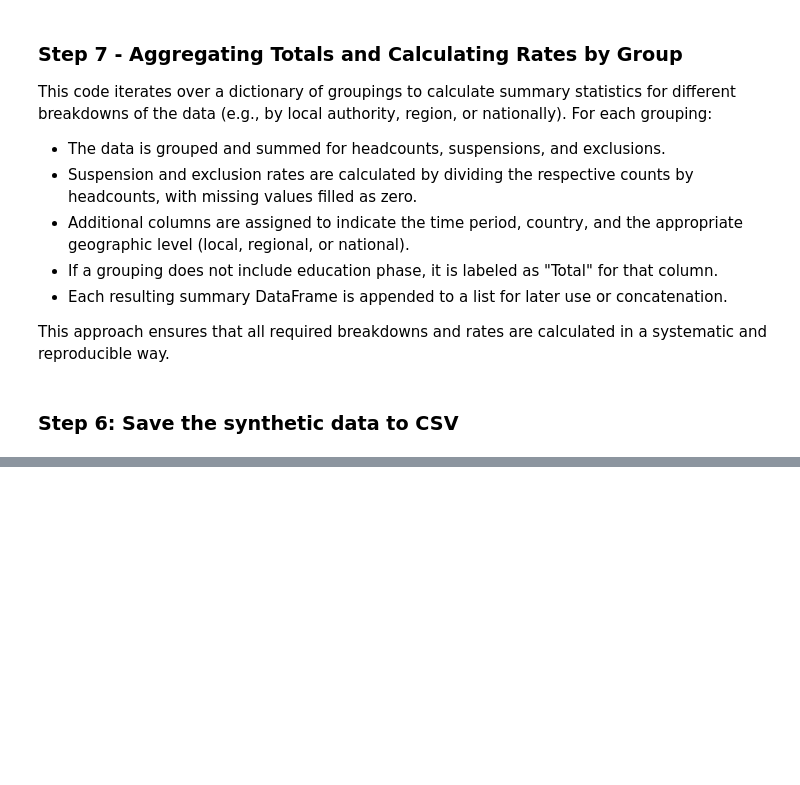
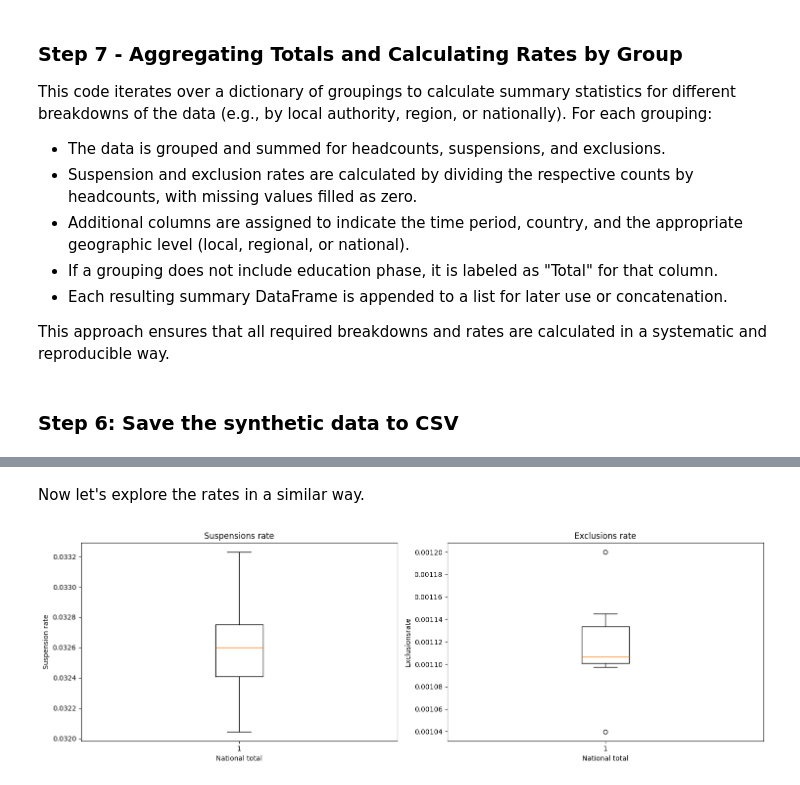
Before and after one commit to mzayeddfe/l6-ifcs-sum1-synthetic-data, a Jupyter notebook: susp_exc_data_analysis.ipynb, the cells around one changed output, grey strips where cells are left out. Saved outputs shown, nothing was run; the diff lists cells and outputs as text; code cells hidden in the pictures; blank space fills up the shorter version.

```diff
--- a/susp_exc_data_analysis.ipynb
+++ b/susp_exc_data_analysis.ipynb
@@ -457,0 +621,20 @@ df.to_csv("example.csv", index = False)
+# %% [markdown]
+Now let's explore the rates in a similar way.
+# %%
+#set up the subplots
+fig, axs = plt.subplots(1,2, figsize=(15,5))
+# create the plot for suspensions rate
+axs[0].boxplot(filtered["susp_rate"])
+axs[0].set_title("Suspensions rate")
+axs[0].set_ylabel("Suspension rate")
+axs[0].set_xlabel("National total")
+#create the plot for rate of exclusions
+axs[1].boxplot(filtered["excl_rate"])
+axs[1].set_title("Exclusions rate")
+axs[1].set_ylabel("Exclusionsrate")
+axs[1].set_xlabel("National total")
+
+plt.tight_layout()
+plt.show()
+# %% [output]
+[figure, added]
```
Also changed, not shown: parts of 20 cells of this notebook, 2 other files.
